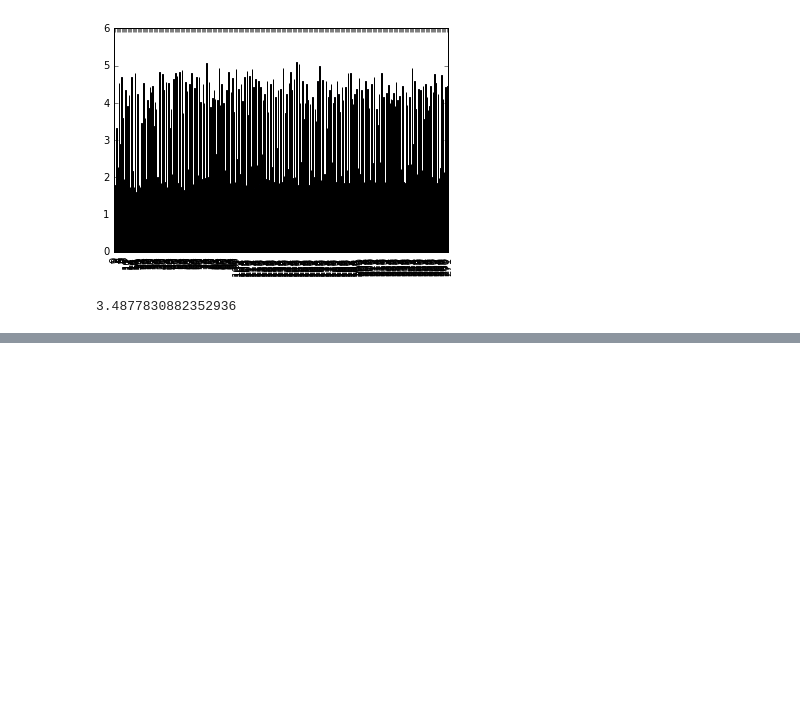
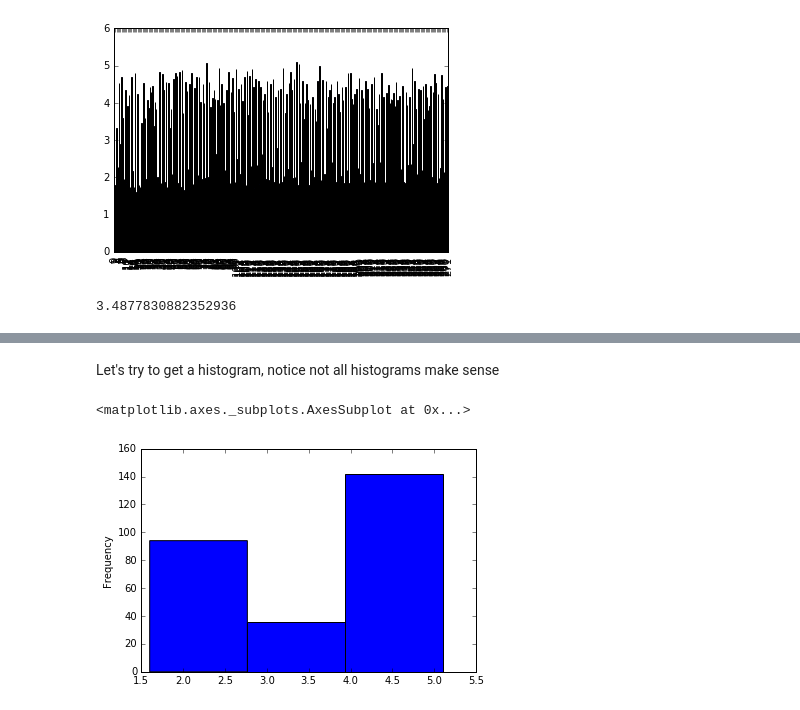
Before and after one commit to nikhilpatwardhan/mathfun, a Jupyter notebook: play/pandas_02.ipynb, the cells around one changed output, grey strips where cells are left out. Saved outputs shown, nothing was run; the diff lists cells and outputs as text; code cells hidden in the pictures; blank space fills up the shorter version.

Commit message:
Added histograms
A little more sophistication

```diff
--- a/play/pandas_02.ipynb
+++ b/play/pandas_02.ipynb
@@ -80,0 +95,3 @@ df['eruptions'].mean()
+# %%
+bins = np.linspace(0, 6, 7, dtype=np.int16)
+bins
@@ -80,0 +100,4 @@ df['eruptions'].mean()
+# %%
+names = ['very short', 'short', 'medium', 'medium long', 'long', 'very long'] # Notice there are 6 not 7
+# %%
+data = pd.cut(df['eruptions'], bins, labels=names)
@@ -80,0 +121,2 @@ df['eruptions'].mean()
+# %%
+df['eruption type'] = data
@@ -80,0 +131,7 @@ df['eruptions'].mean()
+# %% [markdown]
+Let's try to get a histogram, notice not all histograms make sense
+# %%
+df['eruptions'].plot.hist(bins=3)
+# %% [output]
+<matplotlib.axes._subplots.AxesSubplot at 0x...>
+[figure, added]
```
Also changed, not shown: parts of 12 cells of this notebook.
